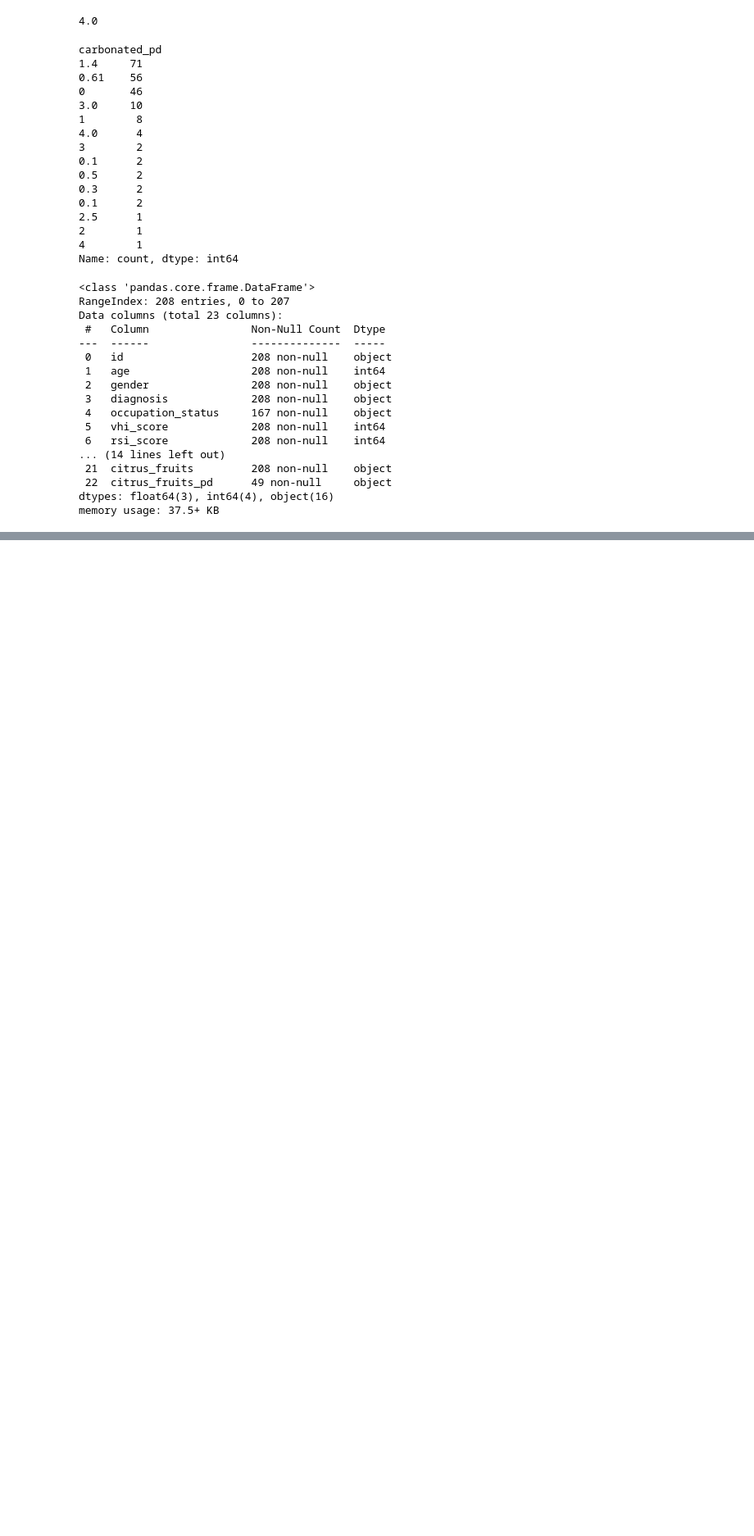
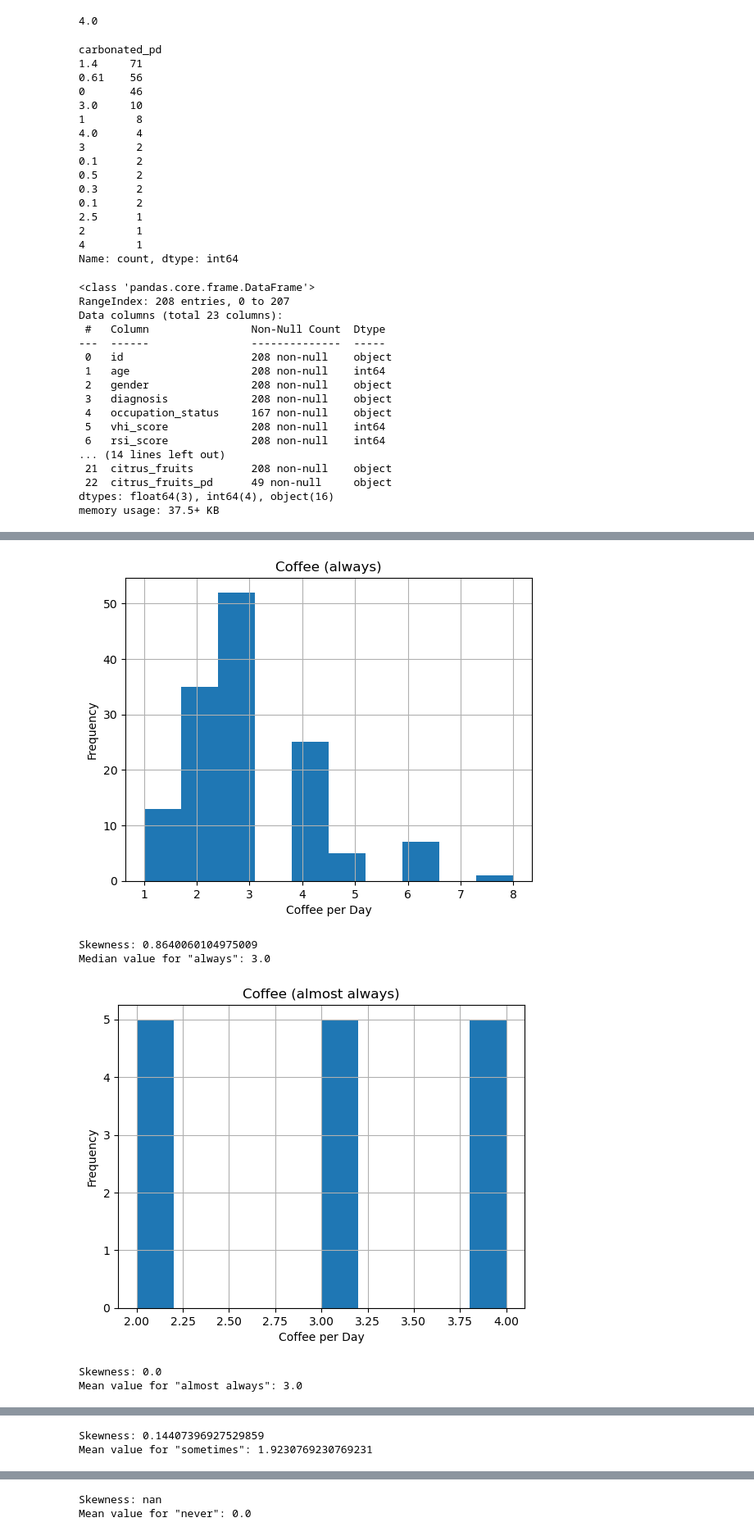
Before and after one commit to alyssahondrade/ml-perspectives-on-voice-disorder-diagnosis, a Jupyter notebook: 02_data_cleaning.ipynb, the cells around one changed output, grey strips where cells are left out. Shown at 82% size. Drawn from its saved outputs; the diff is of its cells as text; code cells hidden in the pictures; blank space fills up the shorter version.

Commit message:
cleaned coffee_pd column

```diff
--- a/02_data_cleaning.ipynb
+++ b/02_data_cleaning.ipynb
@@ -925,0 +943,7 @@ memory usage: 37.5+ KB
+# %%
+# Check the NaN values
+coffee_columns = ['coffee', 'coffee_pd']
+
+# Convert the null values to 'nan'
+clean_cat_df['coffee_pd'] = clean_cat_df['coffee_pd'].fillna('nan')
+clean_cat_df.loc[clean_cat_df['coffee_pd'] == 'nan', coffee_columns].value_counts()
@@ -925,0 +958,14 @@ memory usage: 37.5+ KB
+# %%
+# Use the imputation_check() function
+imputation_check(
+    clean_cat_df,
+    'coffee',
+    'coffee_pd'
+)
+# %% [output]
+[figure, added]
+Skewness: 0.8640060104975009
+Median value for "always": 3.0
+[figure, added]
+Skewness: 0.0
+Mean value for "almost always": 3.0
@@ -925,0 +973,2 @@ memory usage: 37.5+ KB
+Skewness: 0.14407396927529859
+Mean value for "sometimes": 1.9230769230769231
@@ -925,0 +976,2 @@ memory usage: 37.5+ KB
+Skewness: nan
+Mean value for "never": 0.0
```
Also changed, not shown: parts of 7 cells of this notebook.
